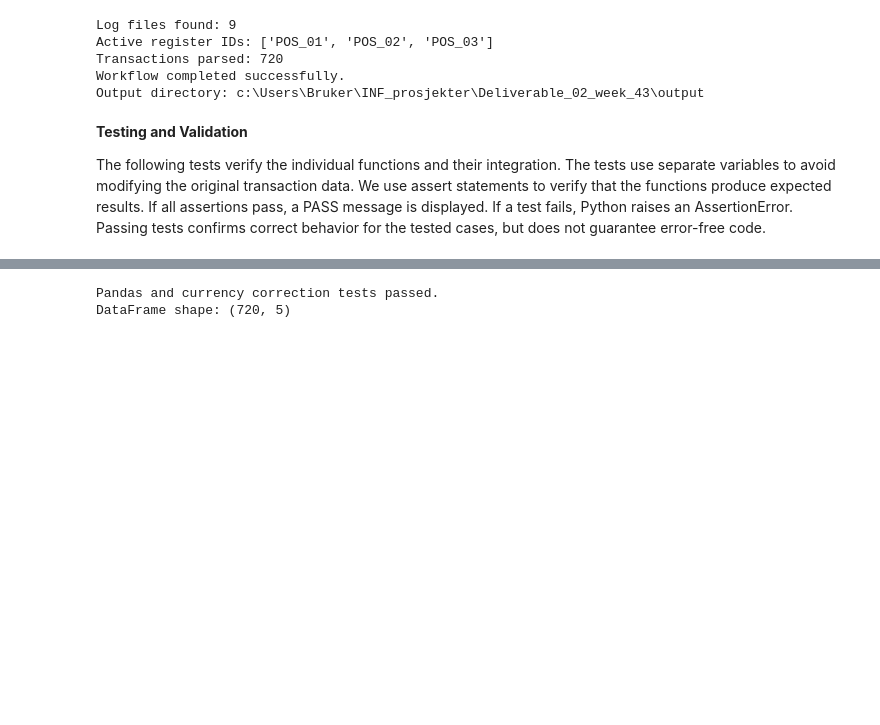
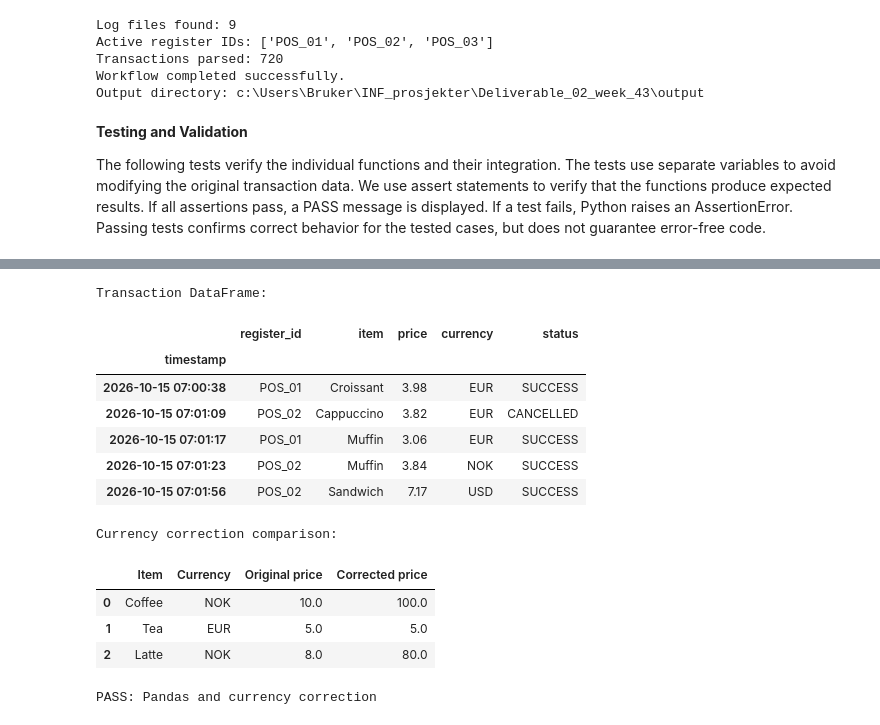
Before and after one commit to MaritaElk/Deliverable_02_week_43, a Jupyter notebook: Deliverable_02_week_43.ipynb, the cells around one changed output, grey strips where cells are left out. Saved outputs shown, nothing was run; the diff lists cells and outputs as text; code cells hidden in the pictures; blank space fills up the shorter version.

```diff
--- a/Deliverable_02_week_43.ipynb
+++ b/Deliverable_02_week_43.ipynb
@@ -554,34 +638,64 @@ Refund ratios: [0.05       0.04       0.19999999]
 # %%
 
 # Test DataFrame creation
-test_df = create_transaction_dataframe(test_all_transactions)
+test_df = create_transaction_dataframe(
+    test_all_transactions
+)
 
 assert isinstance(test_df, pd.DataFrame)
 assert isinstance(test_df.index, pd.DatetimeIndex)
 assert test_df.index.is_monotonic_increasing
-assert len(test_df) == len(test_all_transactions)
 
-# Test NOK price correction with controlled data
+print("Transaction DataFrame:")
+display(test_df.head())
+
+# Test NOK price correction
 test_currency_df = pd.DataFrame({
+    "item": ["Coffee", "Tea", "Latte"],
     "price": [10.0, 5.0, 8.0],
     "currency": ["NOK", "EUR", "NOK"]
 })
 
 test_corrected_df = correct_nok_prices(test_currency_df)
 
+nok_mask = test_currency_df["currency"] == "NOK"
+
 assert np.allclose(
-    test_corrected_df["price"].to_numpy(),
-    [100.0, 5.0, 80.0]
-)
-assert np.allclose(
-    test_currency_df["price"].to_numpy(),
-    [10.0, 5.0, 8.0]
+    test_corrected_df.loc[nok_mask, "price"],
+    test_currency_df.loc[nok_mask, "price"] * 10
 )
 
-print("Pandas and currency correction tests passed.")
-print("DataFrame shape:", test_df.shape)
+assert np.allclose(
+    test_corrected_df.loc[~nok_mask, "price"],
+    test_currency_df.loc[~nok_mask, "price"]
+)
+
+assert test_currency_df["price"].tolist() == [10.0, 5.0, 8.0]
+
+print("\nCurrency correction comparison:")
+
+display(pd.DataFrame({
+    "Item": test_currency_df["item"],
+    "Currency": test_currency_df["currency"],
+    "Original price": test_currency_df["price"],
+    "Corrected price": test_corrected_df["price"]
+}))
+
+print("PASS: Pandas and currency correction")
 # %% [output]
-Pandas and currency correction tests passed.
-DataFrame shape: (720, 5)
+Transaction DataFrame:
+|  | register_id | item | price | currency | status |
+| timestamp |  |  |  |  |  |
+| 2026-10-15 07:00:38 | POS_01 | Croissant | 3.98 | EUR | SUCCESS |
+| 2026-10-15 07:01:09 | POS_02 | Cappuccino | 3.82 | EUR | CANCELLED |
+| 2026-10-15 07:01:17 | POS_01 | Muffin | 3.06 | EUR | SUCCESS |
+| 2026-10-15 07:01:23 | POS_02 | Muffin | 3.84 | NOK | SUCCESS |
+| 2026-10-15 07:01:56 | POS_02 | Sandwich | 7.17 | USD | SUCCESS |
+Currency correction comparison:
+|  | Item | Currency | Original price | Corrected price |
+| 0 | Coffee | NOK | 10.0 | 100.0 |
+| 1 | Tea | EUR | 5.0 | 5.0 |
+| 2 | Latte | NOK | 8.0 | 80.0 |
+PASS: Pandas and currency correction
 # %%
 
```
Also changed, not shown: parts of 5 cells of this notebook.
